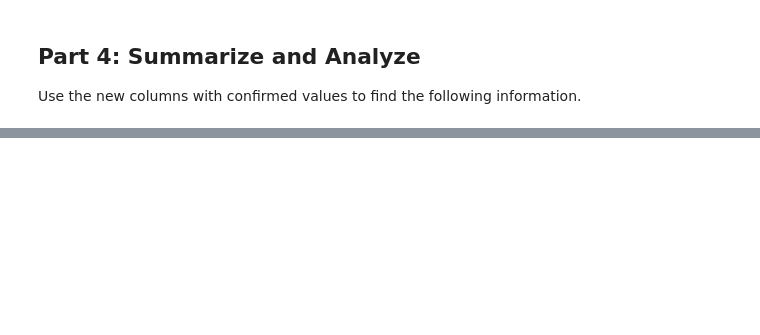
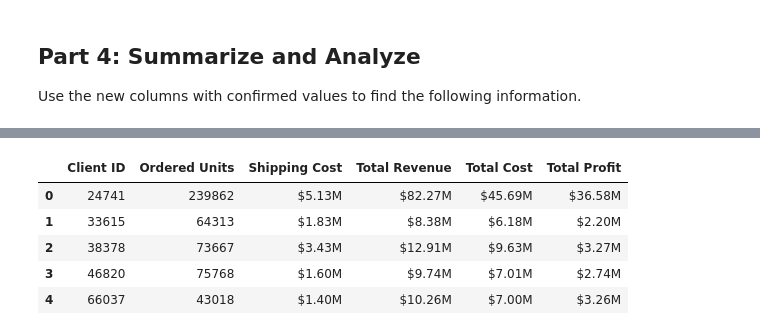
Before and after one commit to BrandonWelsh/pandas-challenge-1, a Jupyter notebook: module_4_challenge.ipynb, the cells around one changed output, grey strips where cells are left out. Saved outputs shown, nothing was run; the diff lists cells and outputs as text; code cells hidden in the pictures; blank space fills up the shorter version.

```diff
--- a/module_4_challenge.ipynb
+++ b/module_4_challenge.ipynb
@@ -251,6 +300,42 @@ Use the new columns with confirmed values to find the following information.
 # %%
 # Format the data and rename the columns
 # to names suitable for presentation.
 # Currency should be in millions of dollars.
+
+# First I need to rename the columns. This is the easy part:
+
+cleaned_summary_df = summary_df.rename(columns={
+    'client_id': 'Client ID',
+      'qty': 'Ordered Units',
+        'Shipping_Cost': 'Shipping Cost',
+          'Total': 'Total Revenue',
+            'Line_Cost': 'Total Cost',
+              'Profit': 'Total Profit'})
+
+# Now for the fun part, I need to format only the columns with money values
+# (Shipping Cost, Total Revenue, Total Cost, Total Profit)
+# and display the results as "$1M". Former is simple calculation, latter may
+# require either map or lambda function:
+
+cleaned_summary_df['Shipping Cost'] = (
+    cleaned_summary_df['Shipping Cost']/1000000).apply(lambda x: f'${x:.2f}M')
+cleaned_summary_df['Total Revenue'] = (
+    cleaned_summary_df['Total Revenue']/1000000).apply(lambda x: f'${x:.2f}M')
+cleaned_summary_df['Total Cost'] = (
+    cleaned_summary_df['Total Cost']/1000000).apply(lambda x: f'${x:.2f}M')
+cleaned_summary_df['Total Profit'] = (
+    cleaned_summary_df['Total Profit']/1000000).apply(lambda x: f'${x:.2f}M')
+
+# Lambda was the first thing I could get to work so we're going with it
+# NOTE I used an AI to help me figure out the lambda function
+
+cleaned_summary_df
+# %% [output]
+|  | Client ID | Ordered Units | Shipping Cost | Total Revenue | Total Cost | Total Profit |
+| 0 | 24741 | 239862 | $5.13M | $82.27M | $45.69M | $36.58M |
+| 1 | 33615 | 64313 | $1.83M | $8.38M | $6.18M | $2.20M |
+| 2 | 38378 | 73667 | $3.43M | $12.91M | $9.63M | $3.27M |
+| 3 | 46820 | 75768 | $1.60M | $9.74M | $7.01M | $2.74M |
+| 4 | 66037 | 43018 | $1.40M | $10.26M | $7.00M | $3.26M |
 # %%
 # Sort the updated data by "Total Profit" form highest to lowest
```
Also changed, not shown: parts of 16 cells of this notebook, 1 other file.
